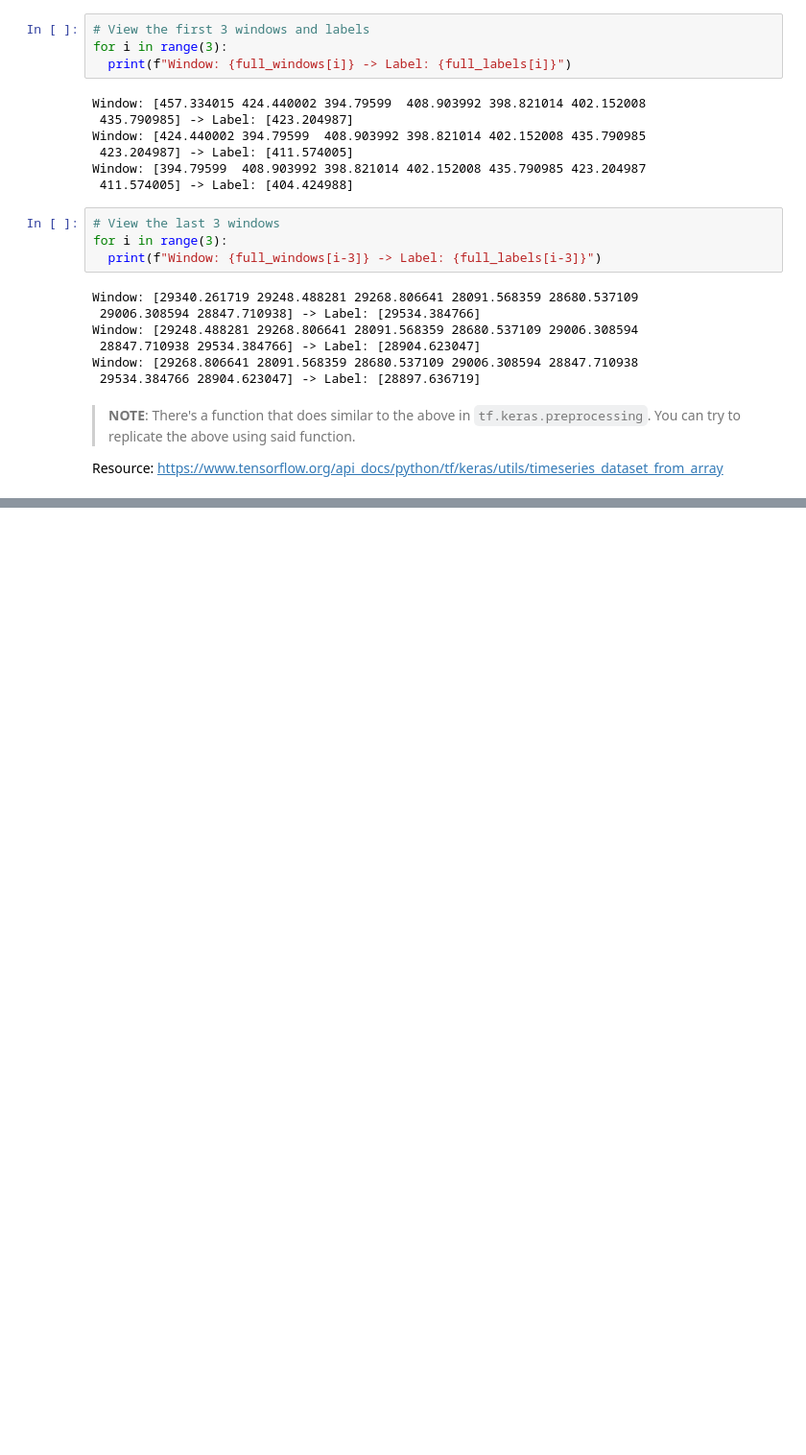
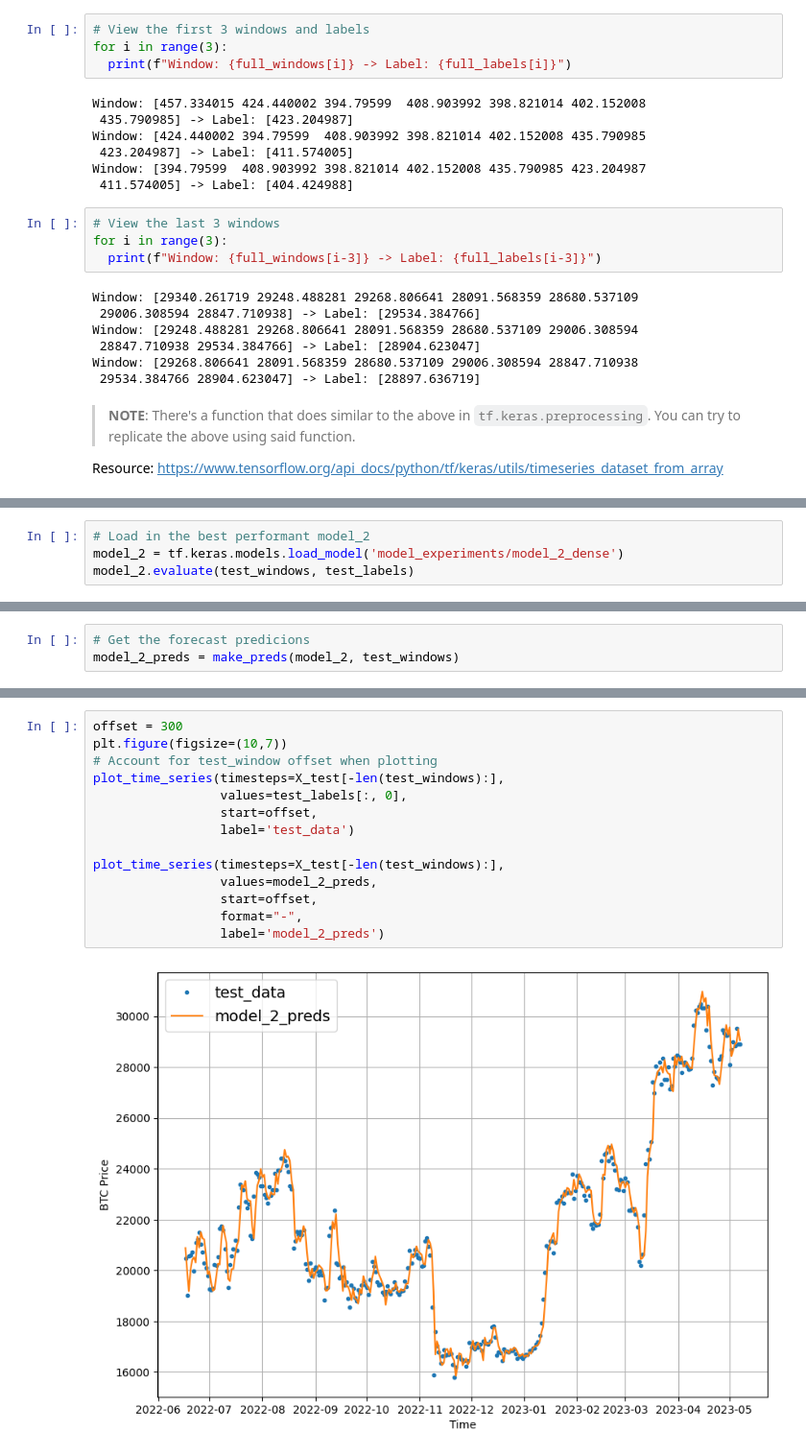
Before and after one commit to pawelkiszczak/tensorflow, a Jupyter notebook: colab_notebooks/10_time_series_forecasting_with_tensorflow.ipynb, the cells around one changed output, grey strips where cells are left out. Shown at 96% size. Saved outputs shown, nothing was run; the diff lists cells and outputs as text; blank space fills up the shorter version.

```diff
--- a/colab_notebooks/10_time_series_forecasting_with_tensorflow.ipynb
+++ b/colab_notebooks/10_time_series_forecasting_with_tensorflow.ipynb
@@ -523,0 +892,4 @@ Resource: https://www.tensorflow.org/api_docs/python/tf/keras/utils/timeseries_d
+# %%
+# Load in the best performant model_2
+model_2 = tf.keras.models.load_model('model_experiments/model_2_dense')
+model_2.evaluate(test_windows, test_labels)
@@ -523,0 +899,3 @@ Resource: https://www.tensorflow.org/api_docs/python/tf/keras/utils/timeseries_d
+# %%
+# Get the forecast predicions
+model_2_preds = make_preds(model_2, test_windows)
@@ -523,0 +931,16 @@ Resource: https://www.tensorflow.org/api_docs/python/tf/keras/utils/timeseries_d
+# %%
+offset = 300
+plt.figure(figsize=(10,7))
+# Account for test_window offset when plotting
+plot_time_series(timesteps=X_test[-len(test_windows):],
+                 values=test_labels[:, 0],
+                 start=offset,
+                 label='test_data')
+
+plot_time_series(timesteps=X_test[-len(test_windows):],
+                 values=model_2_preds,
+                 start=offset,
+                 format="-",
+                 label='model_2_preds')
+# %% [output]
+[figure, added]
```
Also changed, not shown: parts of 34 cells of this notebook.
